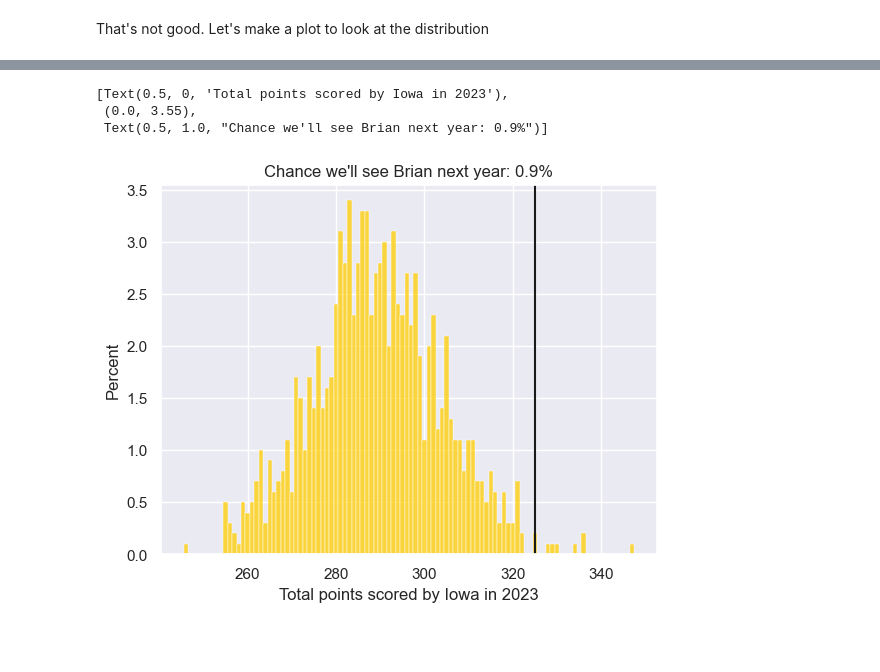
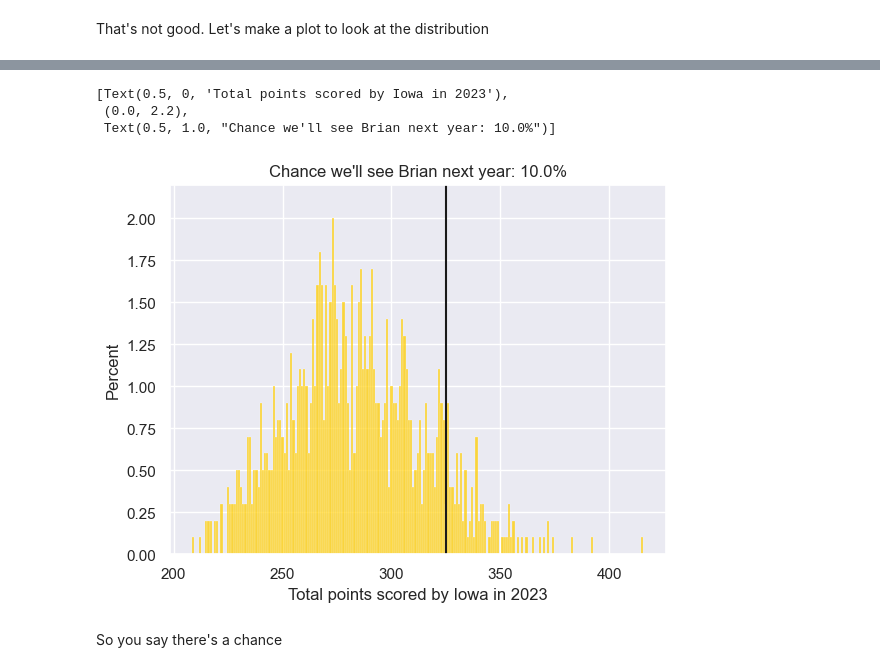
Before and after one commit to frank1010111/iowa-scoring, a Jupyter notebook: notebooks/analyze.ipynb, the cells around one changed output, grey strips where cells are left out. Drawn from its saved outputs; the diff is of its cells as text; code cells hidden in the pictures; blank space fills up the shorter version.

```diff
--- a/notebooks/analyze.ipynb
+++ b/notebooks/analyze.ipynb
@@ -213,5 +285,5 @@ Well, a fun thing about the Poisson distribution is the variance is equal to the
 # %%
-p = points.posterior
+p = idata.posterior
 
 posterior_2023_points_home = np.exp(
     (p["Intercept"] + p["conference_game"] + p["Home_game"]).data.ravel()
@@ -219,10 +291,24 @@ posterior_2023_points_home = np.exp(
 posterior_2023_points_away = np.exp(
     (p["Intercept"] + p["conference_game"]).data.ravel()
 )
+alpha = p["Gamma_Intercept"].data.ravel()
+
+
+def neg_binom_p(mu, alpha):
+    """Calculate p to switch from the PyMC parameterization to the numpy one.
+
+    See <https://www.pymc.io/projects/docs/en/stable/api/distributions/generated/pymc.NegativeBinomial.html>
+    """
+    return alpha / (mu + alpha)
+
 
 # And another sampling:
-points_distributed_home = np.random.poisson(posterior_2023_points_home)
-points_distributed_away = np.random.poisson(posterior_2023_points_away)
+points_distributed_home = np.random.negative_binomial(
+    p=neg_binom_p(posterior_2023_points_home, alpha), n=alpha
+)
+points_distributed_away = np.random.negative_binomial(
+    p=neg_binom_p(posterior_2023_points_away, alpha), n=alpha
+)
 
 fig, ax = plt.subplots()
 ax.hist(
@@ -239,32 +325,49 @@ Okay, that distribution looks a little tighter than I would expect, considering
+# %%
+def max_bin_percent(points):
+    """Get the height of the highest histogram bin in %."""
+    hist_points = np.histogram(points, bins=np.arange(min(points), max(points) + 1))[0]
+    max_bin = max(hist_points)
+    return max_bin / sum(hist_points) * 100
 # %%
 NUM_TRIALS = 1000
+POINTS_SCORED_MAX = 65  # I don't think a Ferentz-led team has ever scored more than 55 points in a Big-10 conference game
 points_distributed_total = (
     points_scored_in_2023
     + np.sum(
-        np.random.choice(points_distributed_home, size=(NUM_TRIALS, home_games_left)),
+        np.minimum(
+            np.random.choice(
+                points_distributed_home, size=(NUM_TRIALS, home_games_left)
+            ),
+            POINTS_SCORED_MAX,
+        ),
         axis=-1,
     )
     + np.sum(
-        np.random.choice(
-            points_distributed_away, size=(NUM_TRIALS, games_left - home_games_left)
+        np.minimum(
+            np.random.choice(
+                points_distributed_away, size=(NUM_TRIALS, games_left - home_games_left)
+            ),
+            POINTS_SCORED_MAX,
         ),
         axis=-1,
     )
 )
 likelihood_brian_stays = np.mean(points_distributed_total >= 325)
 
-vline_max = 3.55
+vline_max = max_bin_percent(points_distributed_total) * 1.1
 g = sns.histplot(
     points_distributed_total, stat="percent", discrete=True, color="#FFCD00"
 )
 g.vlines(325, 0, vline_max, color="k")
 g.set(
     xlabel="Total points scored by Iowa in 2023",
     ylim=(0, vline_max),
     title=f"Chance we'll see Brian next year: {likelihood_brian_stays:.1%}",
 )
 # %% [output]
 [Text(0.5, 0, 'Total points scored by Iowa in 2023'),
- (0.0, 3.55),
- Text(0.5, 1.0, "Chance we'll see Brian next year: 0.9%")]
+ (0.0, 2.2),
+ Text(0.5, 1.0, "Chance we'll see Brian next year: 10.0%")]
-[figure, old version]
+[figure, new version]
+# %% [markdown]
+So you say there's a chance
```
Also changed, not shown: parts of 20 cells of this notebook.
